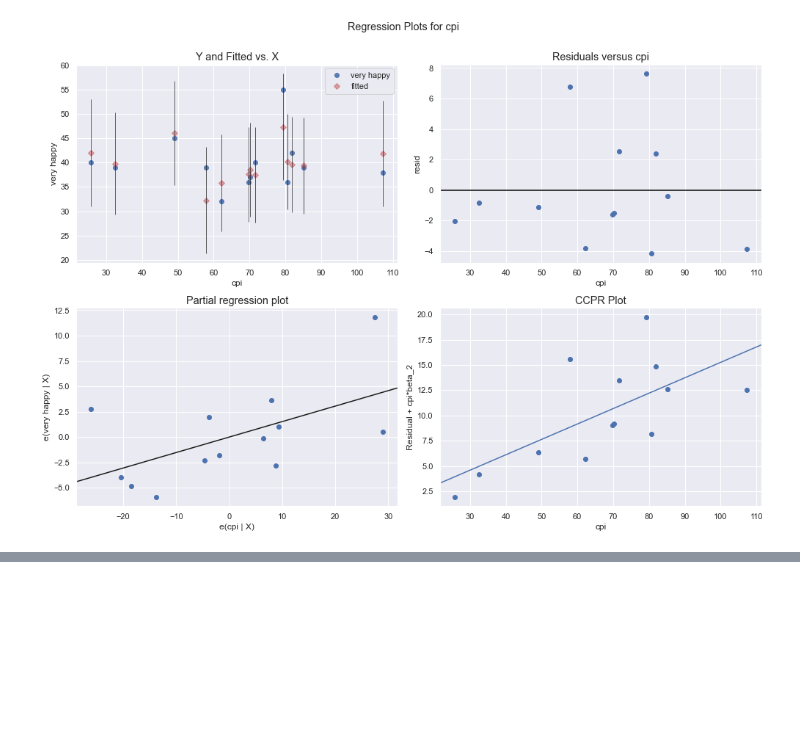
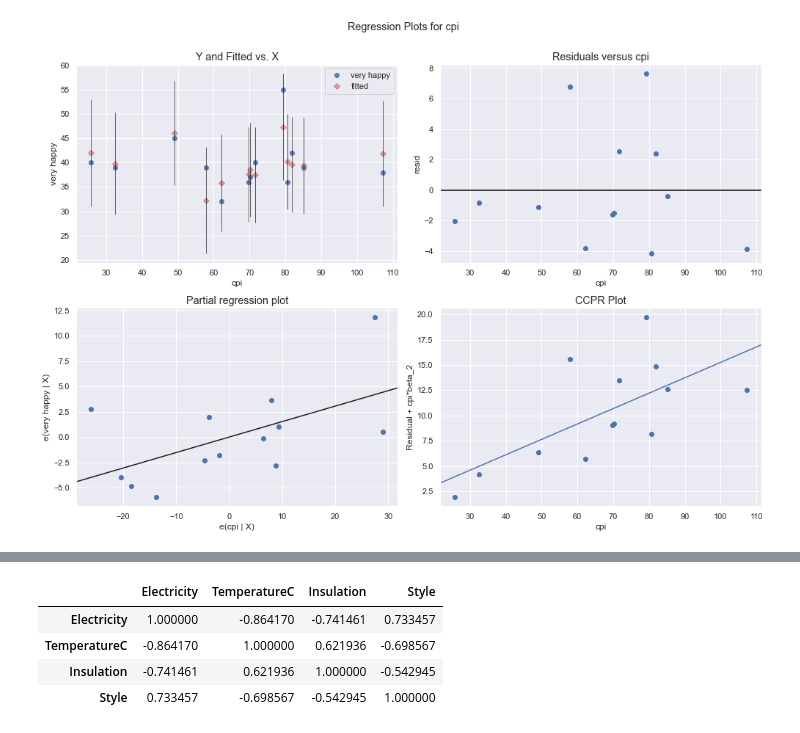
Before and after one commit to ArloRobinson/EDA-Practice, a Jupyter notebook: MultipleLinearRegression/Week3.ipynb, the cells around one changed output, grey strips where cells are left out. Cells and saved outputs as stored; diff of their text form; code cells hidden in the pictures; blank space fills up the shorter version.

```diff
--- a/MultipleLinearRegression/Week3.ipynb
+++ b/MultipleLinearRegression/Week3.ipynb
@@ -118,0 +170,8 @@ eval_env: 1
+# %%
+data2.corr()
+# %% [output]
+|  | Electricity | TemperatureC | Insulation | Style |
+| Electricity | 1.000000 | -0.864170 | -0.741461 | 0.733457 |
+| TemperatureC | -0.864170 | 1.000000 | 0.621936 | -0.698567 |
+| Insulation | -0.741461 | 0.621936 | 1.000000 | -0.542945 |
+| Style | 0.733457 | -0.698567 | -0.542945 | 1.000000 |
```
Also changed, not shown: parts of 16 cells of this notebook.
